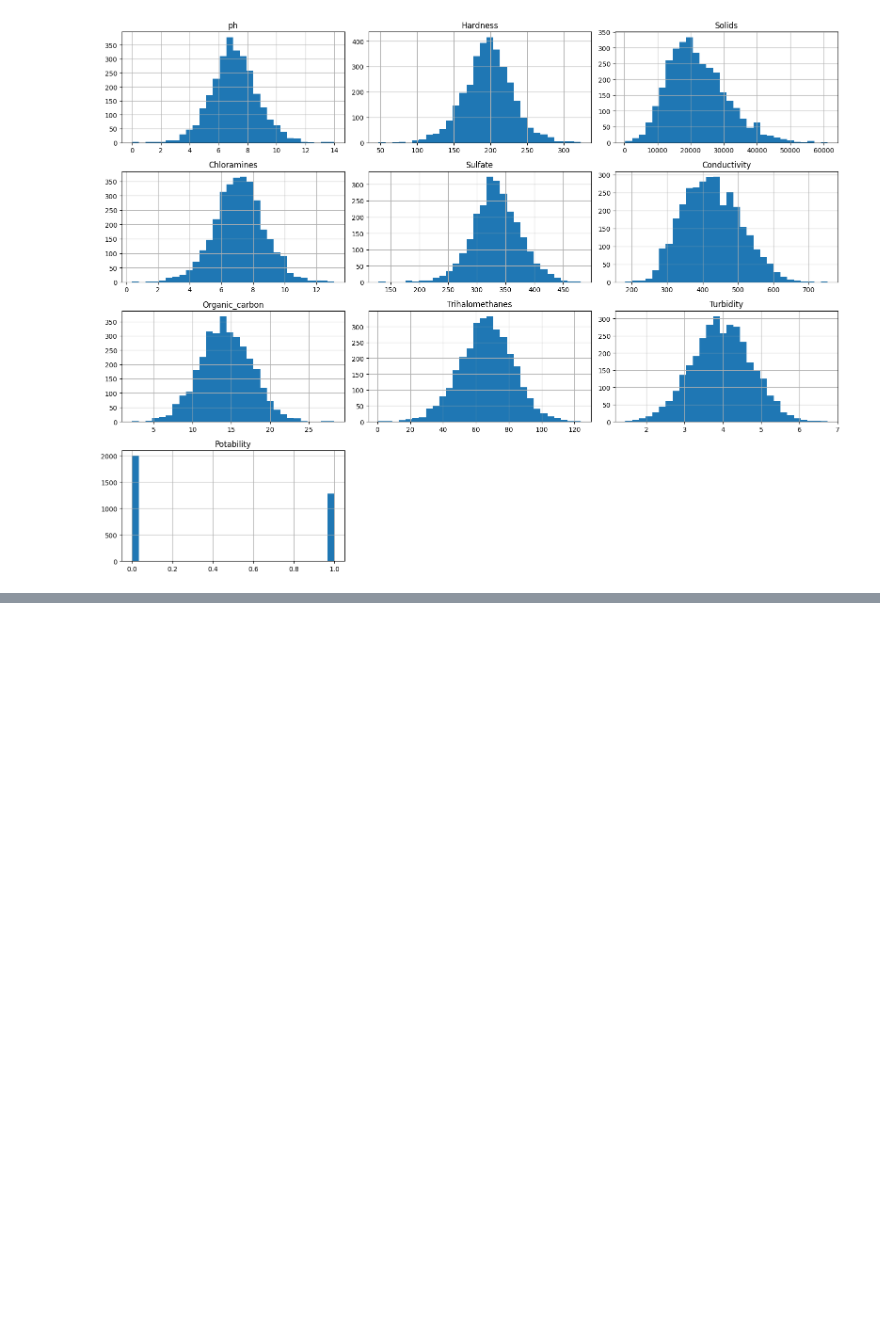
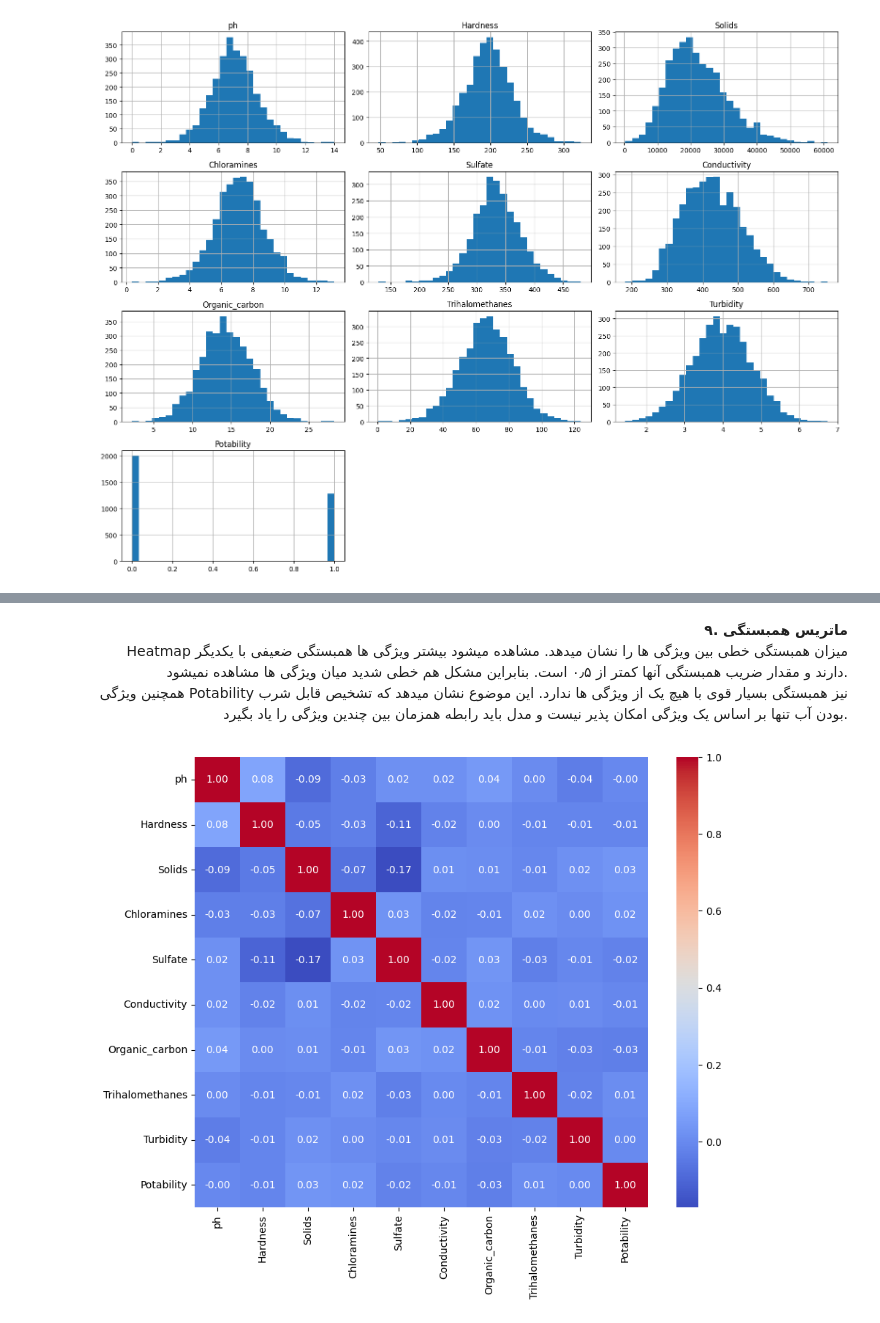
Before and after one commit to 999bagheri/ml-project-, a Jupyter notebook: notebook496a639f84.ipynb, the cells around one changed output, grey strips where cells are left out. Saved outputs shown, nothing was run; the diff lists cells and outputs as text; code cells hidden in the pictures; blank space fills up the shorter version.

```diff
--- a/notebook496a639f84.ipynb
+++ b/notebook496a639f84.ipynb
@@ -145,0 +173,17 @@ plt.show()
+# %% [markdown]
+<div dir="rtl" style="text-align:right"> <strong>   ۹. ماتریس همبستگی </strong></div>
+ <div dir="rtl" style="text-align:right"> Heatmap میزان همبستگی خطی بین ویژگی ها را نشان میدهد. مشاهده میشود بیشتر ویژگی ها همبستگی ضعیفی با یکدیگر دارند و مقدار ضریب همبستگی آنها کمتر از ۰٫۵ است. بنابراین مشکل هم خطی شدید میان ویژگی ها مشاهده نمیشود.</div>
+<div dir="rtl" style="text-align:right">همچنین ویژگی Potability نیز همبستگی بسیار قوی با هیچ یک از ویژگی ها ندارد. این موضوع نشان میدهد که تشخیص قابل شرب بودن آب تنها بر اساس یک ویژگی امکان پذیر نیست و مدل باید رابطه همزمان بین چندین ویژگی را یاد بگیرد. </div>
+# %%
+corr = df.corr(numeric_only=True)
+
+plt.figure(figsize=(10,8))
+
+sns.heatmap(corr,
+            annot=True,
+            cmap='coolwarm',
+            fmt=".2f")
+
+plt.show()
+# %% [output]
+[figure, added]
```
Also changed, not shown: parts of 11 cells of this notebook.
